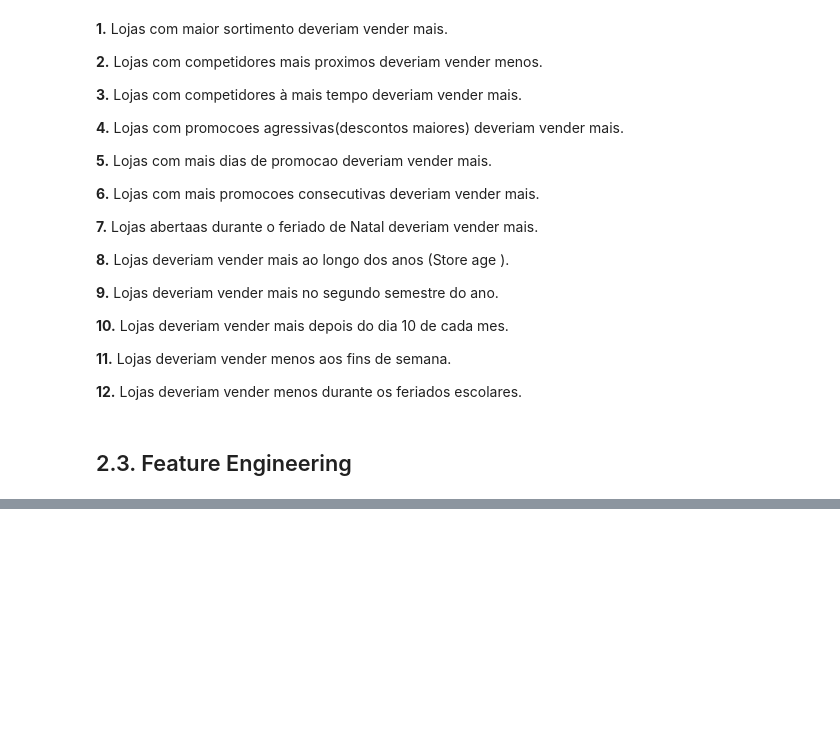
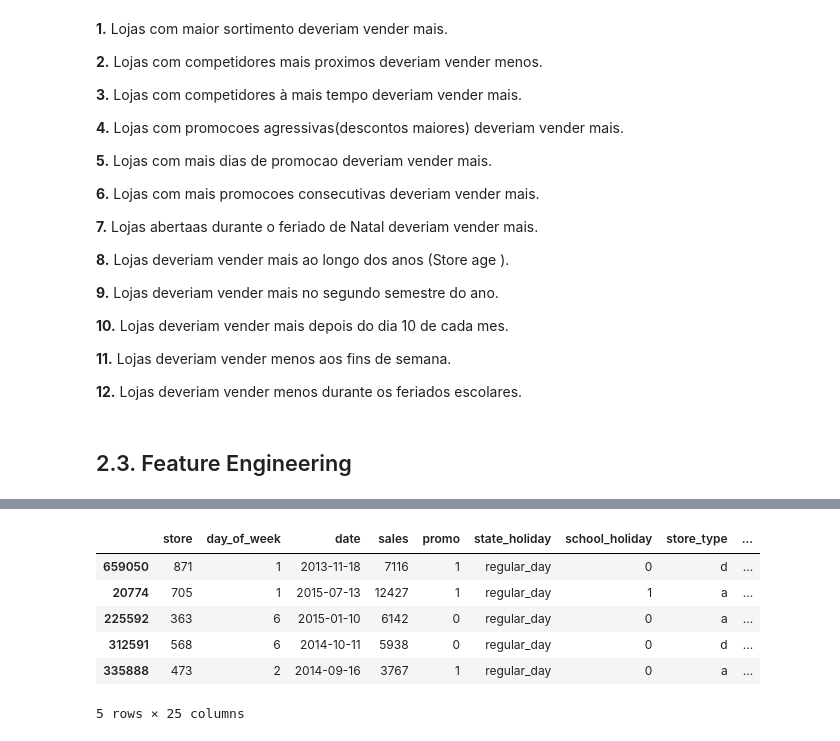
Before and after one commit to celestino-ferraz/DataScience-Em-Producao, a Jupyter notebook: m03_v01_store_sales_prediction.ipynb, the cells around one changed output, grey strips where cells are left out. Saved outputs shown, nothing was run; the diff lists cells and outputs as text; code cells hidden in the pictures; blank space fills up the shorter version.

```diff
--- a/m03_v01_store_sales_prediction.ipynb
+++ b/m03_v01_store_sales_prediction.ipynb
@@ -442,0 +476,10 @@ df2.sample(20).T
+# %%
+df3.sample(5)
+# %% [output]
+|  | store | day_of_week | date | sales | promo | state_holiday | school_holiday | store_type | ... |
+| 659050 | 871 | 1 | 2013-11-18 | 7116 | 1 | regular_day | 0 | d | ... |
+| 20774 | 705 | 1 | 2015-07-13 | 12427 | 1 | regular_day | 1 | a | ... |
+| 225592 | 363 | 6 | 2015-01-10 | 6142 | 0 | regular_day | 0 | a | ... |
+| 312591 | 568 | 6 | 2014-10-11 | 5938 | 0 | regular_day | 0 | d | ... |
+| 335888 | 473 | 2 | 2014-09-16 | 3767 | 1 | regular_day | 0 | a | ... |
+5 rows × 25 columns
```
Also changed, not shown: parts of 11 cells of this notebook.
